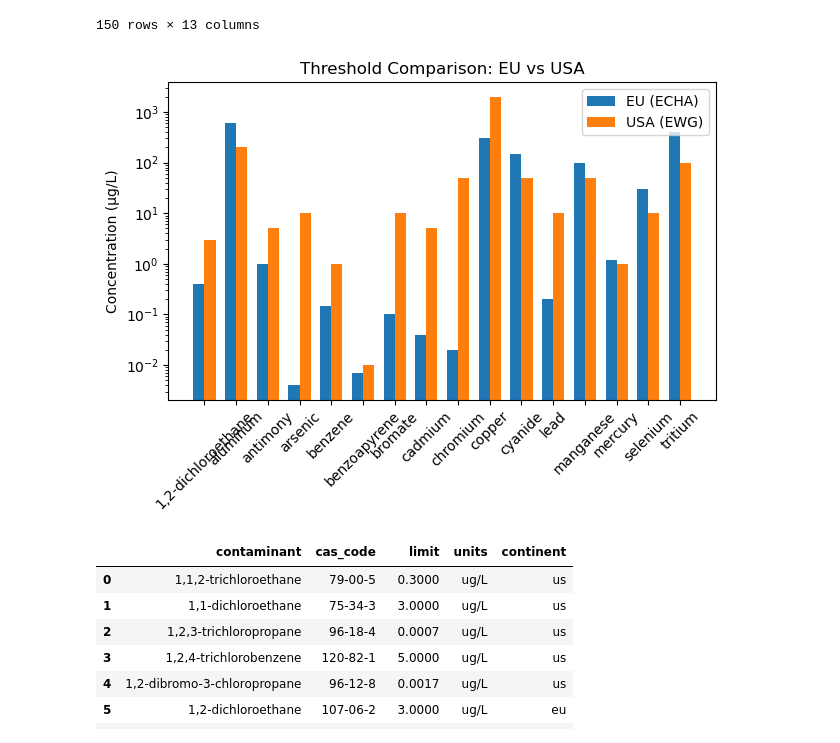
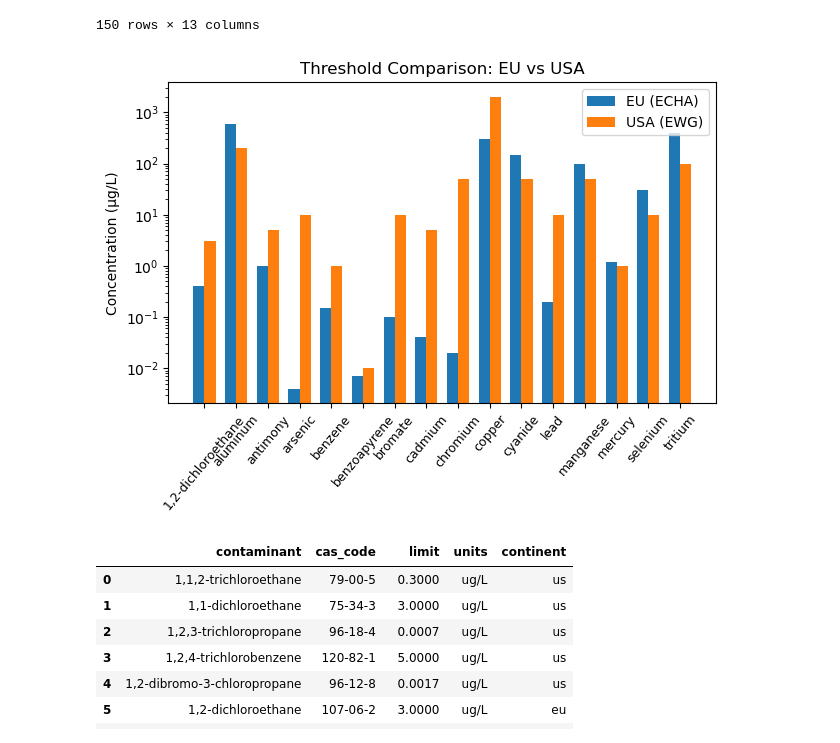
Before and after one commit to sabateri/water-quality, a Jupyter notebook: scripts/create_thresholds_file.ipynb, the cells around one changed output. Saved outputs shown, nothing was run; the diff lists cells and outputs as text; code cells hidden in the pictures.

```diff
--- a/scripts/create_thresholds_file.ipynb
+++ b/scripts/create_thresholds_file.ipynb
@@ -512,31 +471,31 @@ world_df['continent'] = world_df['continent_eu'].combine_first(world_df['contine
 # %%
 # Plot EU and US contaminants and their thresholds
 shared_contaminants = world_df.dropna(subset=['limit_eu','limit_us'])
 x = np.arange(len(shared_contaminants["contaminant"]))  # X axis positions
 width = 0.35  # Width of each bar
 
 fig, ax = plt.subplots()
 
 # Plot both versions side-by-side
 bars1 = ax.bar(x - width/2, shared_contaminants["limit_us"], width, label='EU (ECHA)')
 bars2 = ax.bar(x + width/2, shared_contaminants["limit_eu"], width, label='USA (EWG)')
 
 # X-axis labels
 ax.set_xticks(x)
 ax.set_xticklabels(shared_contaminants["contaminant"])
 
 # Labels and title
 ax.set_ylabel('Concentration (µg/L)')
 ax.set_title('Threshold Comparison: EU vs USA')
 ax.legend()
 
 ax.set_yscale('log')
 
-plt.xticks(rotation=45)
+plt.xticks(rotation=50, fontsize = 9)
 plt.tight_layout()
 plt.show()
 # %% [output]
-[figure, old version]
+[figure, new version]
 # %%
 # take the columns we are interested in
 world_data = world_df[['contaminant_combined','cas_code_combined','limit_combined','units_combined','continent']]
```
Also changed, not shown: parts of 13 cells of this notebook, 2 other files.
